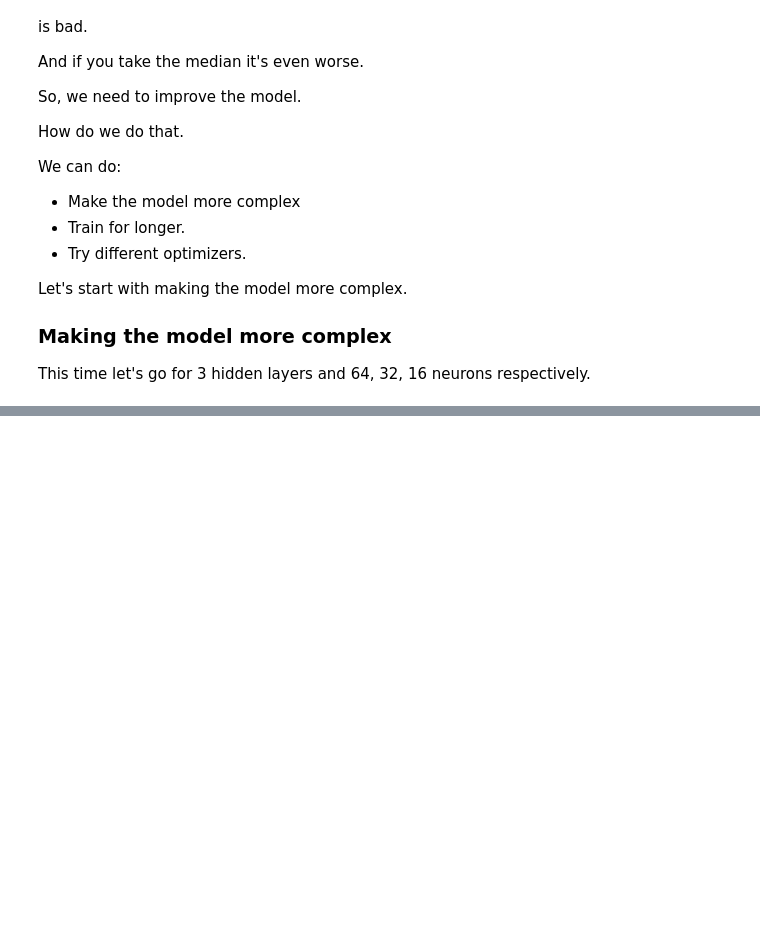
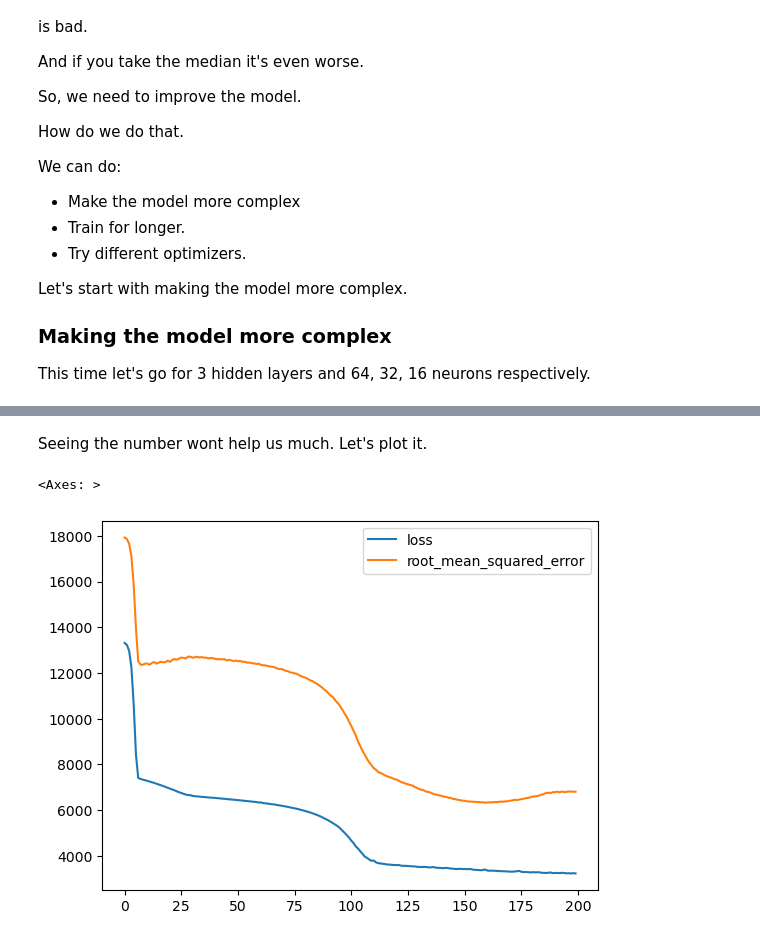
Before and after one commit to RishatTalukder/Deep_Learning_With_Tensorflow, a Jupyter notebook: 2_regression/2_regression_project.ipynb, the cells around one changed output, grey strips where cells are left out. Saved outputs shown, nothing was run; the diff lists cells and outputs as text; code cells hidden in the pictures; blank space fills up the shorter version.

```diff
--- a/2_regression/2_regression_project.ipynb
+++ b/2_regression/2_regression_project.ipynb
@@ -418,0 +501,22 @@ model2.fit(
+# %%
+model2 = models.Sequential(
+    [
+        layers.Input(shape=(X_train.shape[1],)),
+        layers.Dense(64, activation="relu"),
+        layers.Dense(32, activation="relu"),
+        layers.Dense(16, activation="relu"),
+        layers.Dense(1),
+    ]
+)
+
+model2.compile(
+    optimizer=optimizers.Adam(),
+    loss=losses.MeanAbsoluteError(),
+    metrics=[metrics.RootMeanSquaredError()],
+)
+
+model2.fit(
+    X_train,
+    y_train,
+    epochs=200
+)
@@ -418,0 +564,7 @@ model2.fit(
+# %% [markdown]
+Seeing the number wont help us much. Let's plot it.
+# %%
+pd.DataFrame(model2.history.history).plot()
+# %% [output]
+<Axes: >
+[figure, added]
```
Also changed, not shown: parts of 34 cells of this notebook.
